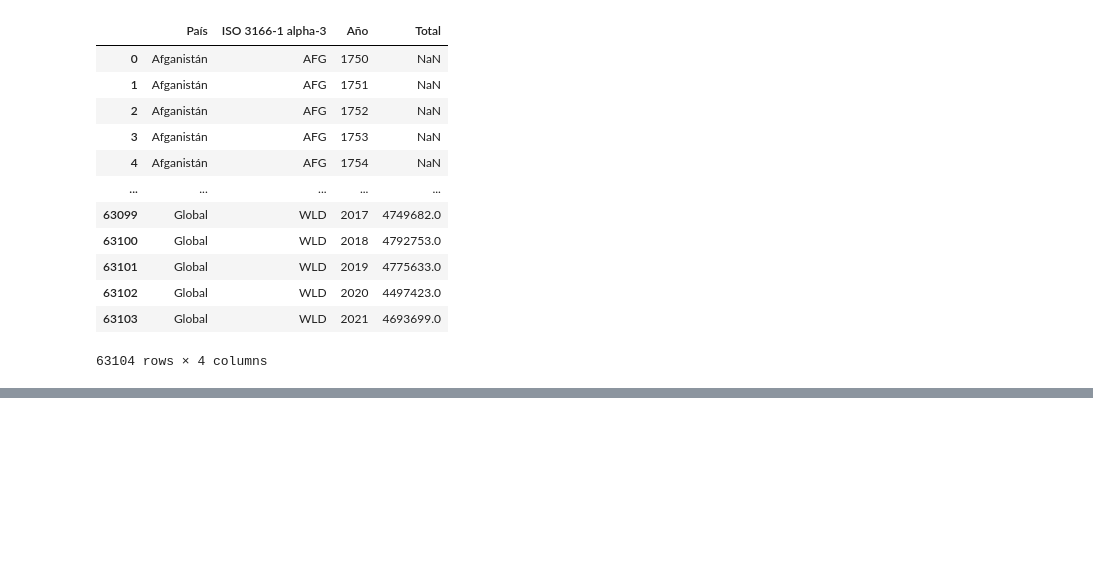
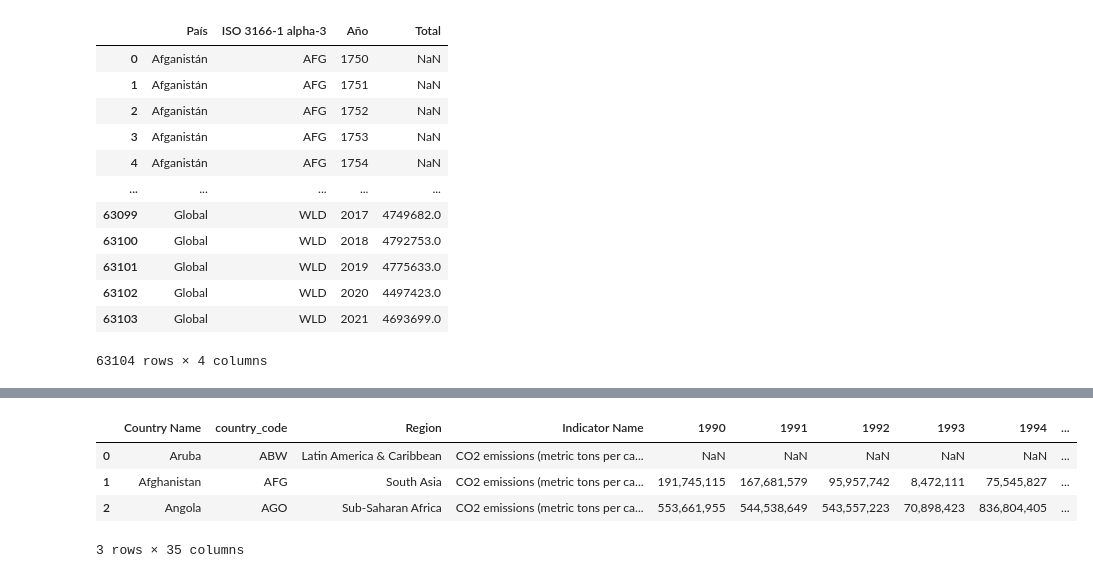
Before and after one commit to JLuceroVasquez/pandas-es-formatos-de-archivo, a Jupyter notebook: cuaderno_clases.ipynb, the cells around one changed output, grey strips where cells are left out. Drawn from its saved outputs; the diff is of its cells as text; code cells hidden in the pictures; blank space fills up the shorter version.

```diff
--- a/cuaderno_clases.ipynb
+++ b/cuaderno_clases.ipynb
@@ -240,0 +278,17 @@ pd.read_excel(path_xlsx)
+# %%
+'''
+Se declaran las variables que permitir personalizar la url.
+Como el libro consta de una sola hoja, se omitió declarar el nombre de la hoja.
+'''
+id_sheets_desafio = '1Kvy8SJ-Pf_Cc2sjrRuvfvmxtShYd7qXBasYTJ32ZfFQ'
+output_format = 'csv'
+
+url_desafio_aula2 = f'https://docs.google.com/spreadsheets/d/{id_sheets_desafio}/gviz/tq?tqx=out:{output_format}&sheet'
+df_desafio_aula2 = pd.read_csv(url_desafio_aula2)
+df_desafio_aula2.head(3)
+# %% [output]
+|  | Country Name | country_code | Region | Indicator Name | 1990 | 1991 | 1992 | 1993 | 1994 | ... |
+| 0 | Aruba | ABW | Latin America & Caribbean | CO2 emissions (metric tons per ca... | NaN | NaN | NaN | NaN | NaN | ... |
+| 1 | Afghanistan | AFG | South Asia | CO2 emissions (metric tons per ca... | 191,745,115 | 167,681,579 | 95,957,742 | 8,472,111 | 75,545,827 | ... |
+| 2 | Angola | AGO | Sub-Saharan Africa | CO2 emissions (metric tons per ca... | 553,661,955 | 544,538,649 | 543,557,223 | 70,898,423 | 836,804,405 | ... |
+3 rows × 35 columns
```
Also changed, not shown: parts of 4 cells of this notebook.
